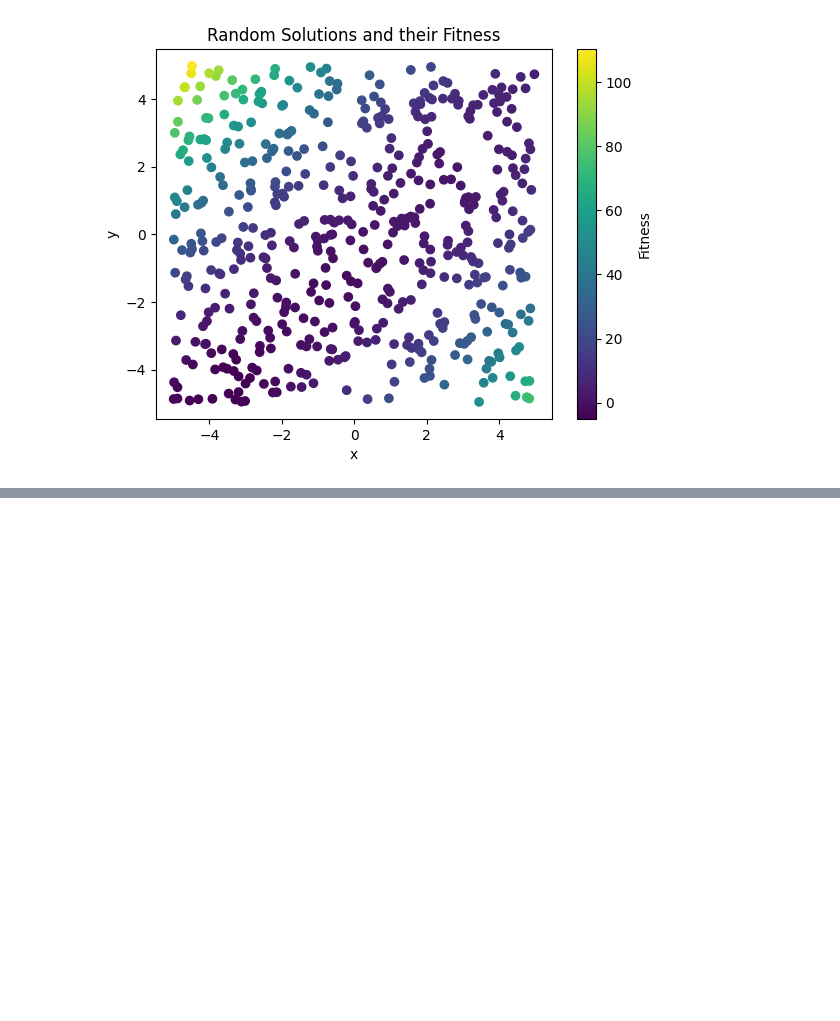
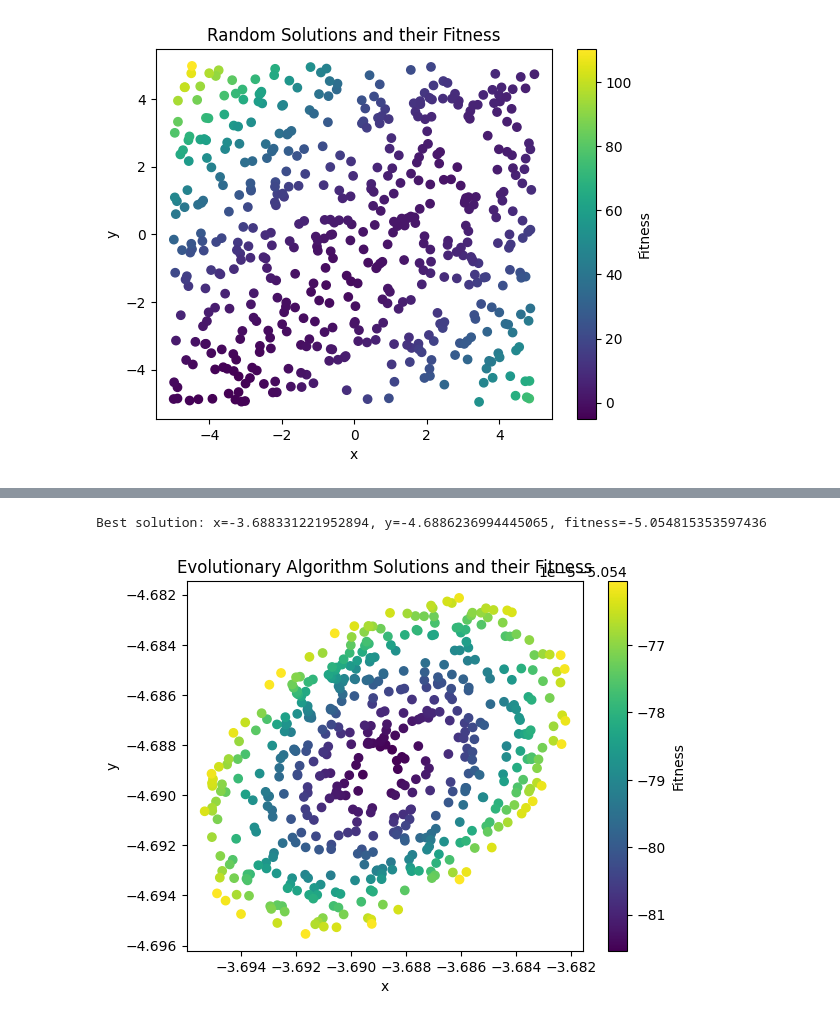
Before and after one commit to NullString1/COMP2002, a Jupyter notebook: optimisation.ipynb, the cells around one changed output, grey strips where cells are left out. Drawn from its saved outputs; the diff is of its cells as text; code cells hidden in the pictures; blank space fills up the shorter version.

```diff
--- a/optimisation.ipynb
+++ b/optimisation.ipynb
@@ -20,0 +58,29 @@ plt.show()
+# %%
+def mutate_and_eval(x: float, y: float, fitness_func: callable) -> tuple:
+    new_x = gmutate(x)
+    new_y = gmutate(y)
+    new_fitness = fitness_func(new_x, new_y)
+    return new_x, new_y, new_fitness
+
+def evolutionary_algorithm(pop_size: int, generations: int, fitness_func: callable) -> tuple:
+    pop = np.random.uniform(-5, 5, (pop_size, 2))
+    fitness = np.array([fitness_func(x, y) for x, y in pop]).reshape(-1, 1)
+    population = np.hstack((pop, fitness))
+    for _ in range(generations):
+        children = np.array([mutate_and_eval(x, y, fitness_func) for x, y, _ in population]) # mutate each parent to create child and evaluate fitness
+        population = np.vstack((population, children)) # combine parents and children
+        population = population[np.argsort(population[:, 2])][:pop_size] # select top pop_size elements
+    best_solution = population[0]
+    return best_solution[0], best_solution[1], best_solution[2], population
+# %%
+best_x, best_y, best_fitness, solutions = evolutionary_algorithm(500, 500, problem)
+print(f"Best solution: x={best_x}, y={best_y}, fitness={best_fitness}")
+plt.scatter(solutions[:, 0], solutions[:, 1], c=solutions[:, 2], cmap='viridis')
+plt.colorbar(label='Fitness')
+plt.xlabel('x')
+plt.ylabel('y')
+plt.title('Evolutionary Algorithm Solutions and their Fitness')
+plt.show()
+# %% [output]
+Best solution: x=-3.688331221952894, y=-4.6886236994445065, fitness=-5.054815353597436
+[figure, added]
```
Also changed, not shown: parts of 2 cells of this notebook.
